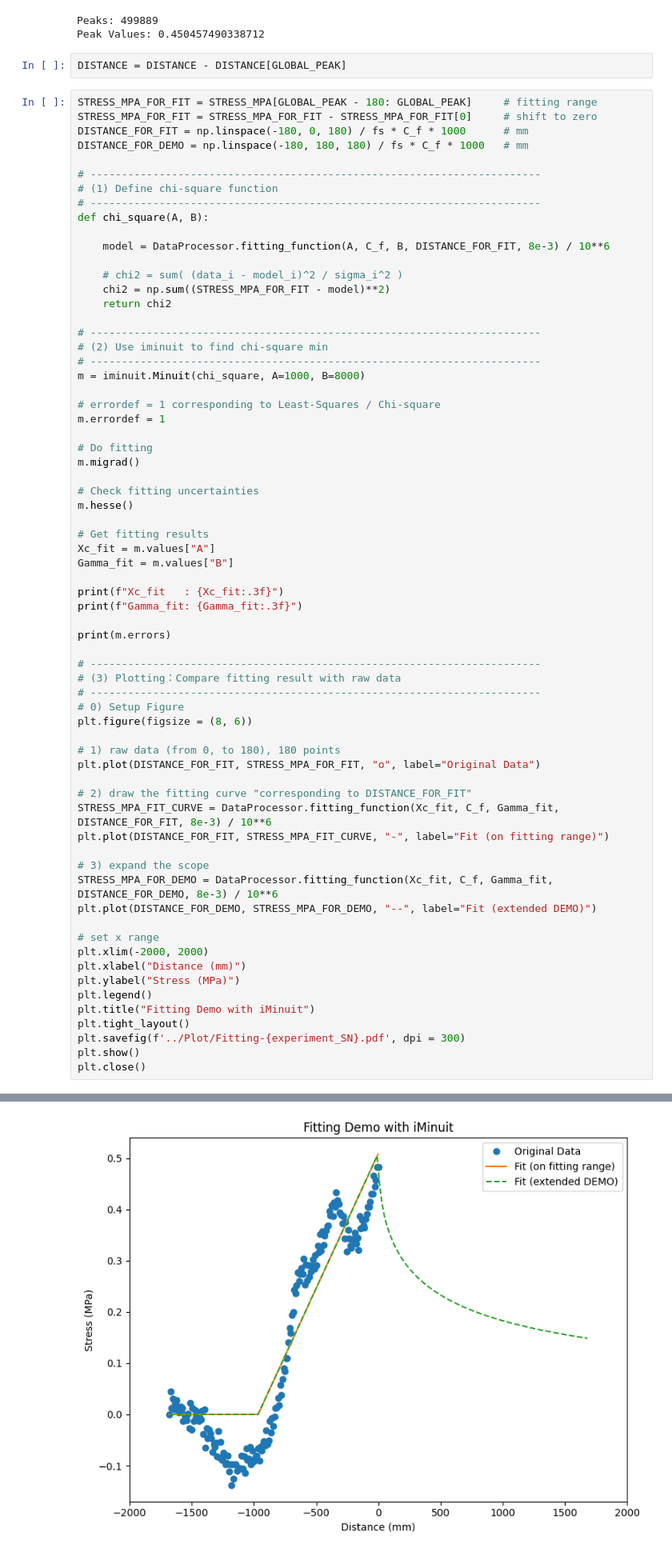
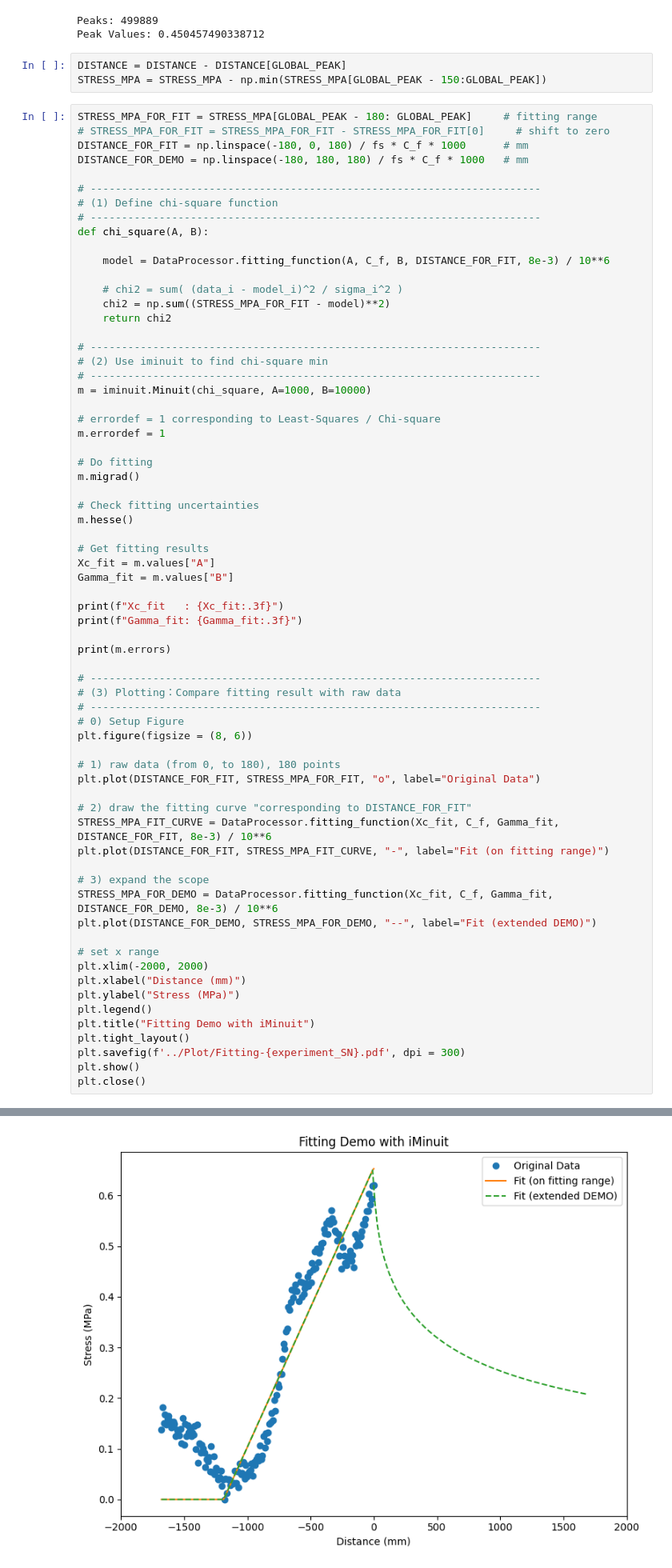
Before and after one commit to Gauss963/PSU-Dynamic-Strain, a Jupyter notebook: Code/p5975.ipynb, the cells around one changed output, grey strips where cells are left out. Shown at 80% size. Saved outputs shown, nothing was run; the diff lists cells and outputs as text.

```diff
--- a/Code/p5975.ipynb
+++ b/Code/p5975.ipynb
@@ -99,9 +99,10 @@ Peaks: 499889
 Peak Values: 0.450457490338712
 # %%
 DISTANCE = DISTANCE - DISTANCE[GLOBAL_PEAK]
+STRESS_MPA = STRESS_MPA - np.min(STRESS_MPA[GLOBAL_PEAK - 150:GLOBAL_PEAK])
 # %%
 STRESS_MPA_FOR_FIT = STRESS_MPA[GLOBAL_PEAK - 180: GLOBAL_PEAK]     # fitting range
-STRESS_MPA_FOR_FIT = STRESS_MPA_FOR_FIT - STRESS_MPA_FOR_FIT[0]     # shift to zero
+# STRESS_MPA_FOR_FIT = STRESS_MPA_FOR_FIT - STRESS_MPA_FOR_FIT[0]     # shift to zero
 DISTANCE_FOR_FIT = np.linspace(-180, 0, 180) / fs * C_f * 1000      # mm
 DISTANCE_FOR_DEMO = np.linspace(-180, 180, 180) / fs * C_f * 1000   # mm
 
@@ -119,7 +120,7 @@ def chi_square(A, B):
 # ------------------------------------------------------------------------
 # (2) Use iminuit to find chi-square min
 # ------------------------------------------------------------------------
-m = iminuit.Minuit(chi_square, A=1000, B=8000)
+m = iminuit.Minuit(chi_square, A=1000, B=10000)
 
 # errordef = 1 corresponding to Least-Squares / Chi-square
 m.errordef = 1
@@ -173,4 +174,4 @@ Gamma_fit: 5486.327
-[figure, old version]
+[figure, new version]
 # %%
 theta = Gamma_fit / normal_stress / (Xc_fit * 10**3)
 # %%
```
Also changed, not shown: parts of 2 cells of this notebook, 9 other files.
